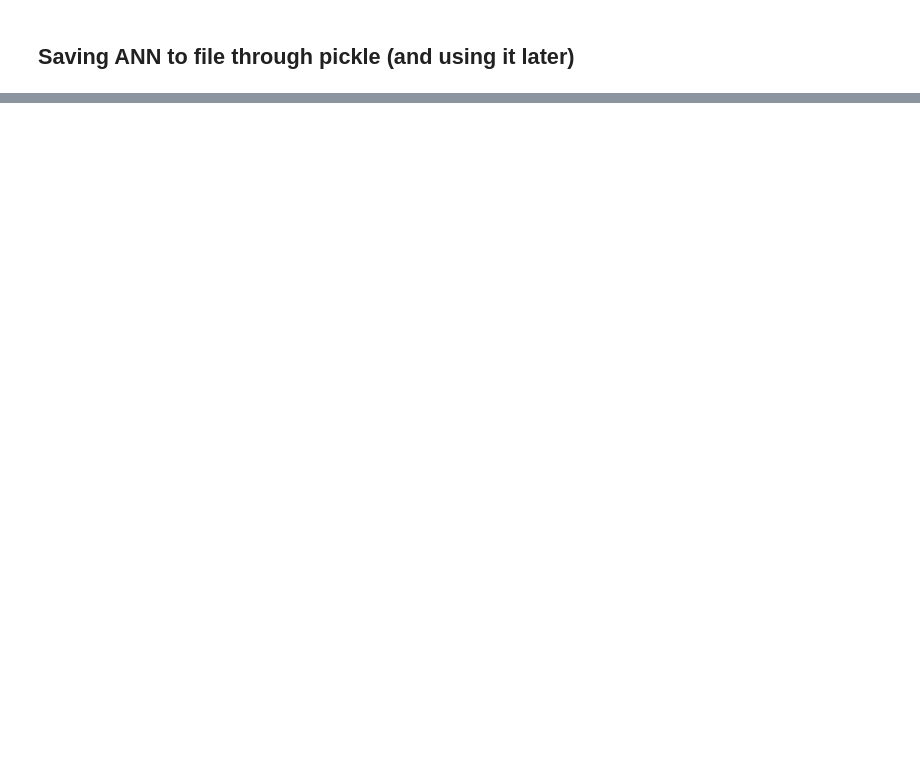
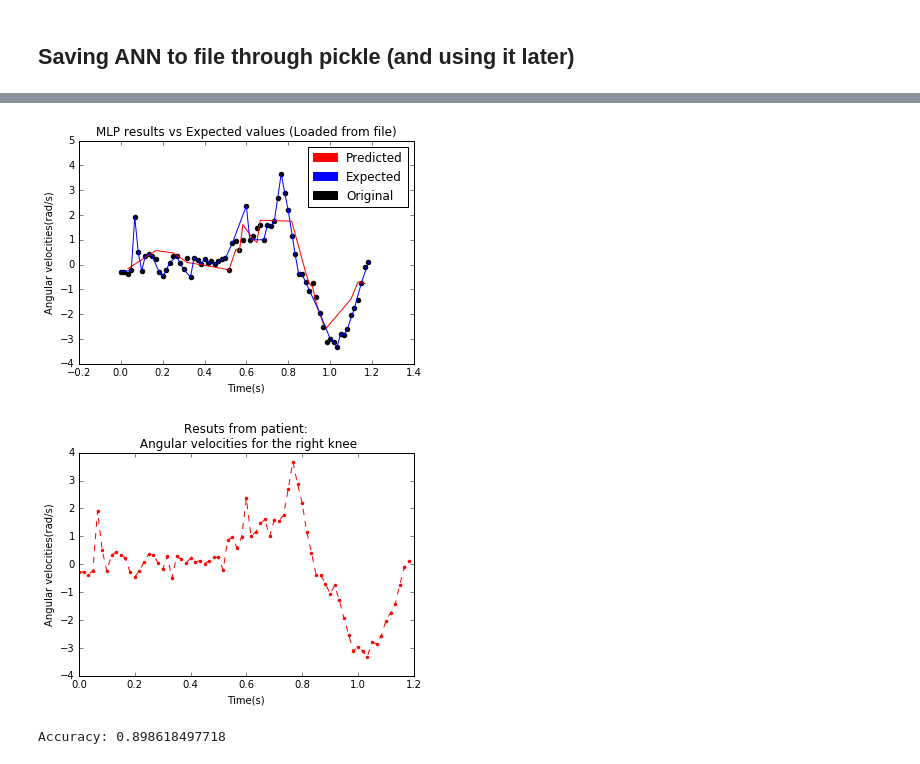
Before and after one commit to ithallojunior/NN_compare, a Jupyter notebook: MLP_final_test/MLP_from_data.ipynb, the cells around one changed output, grey strips where cells are left out. Cells and saved outputs as stored; diff of their text form; code cells hidden in the pictures; blank space fills up the shorter version.

```diff
--- a/MLP_final_test/MLP_from_data.ipynb
+++ b/MLP_final_test/MLP_from_data.ipynb
@@ -162,0 +137,38 @@ Just the accuracy: 0.848830106498
+# %%
+#print from previously saved data
+%matplotlib inline
+
+results = saved_ann.predict(test_sorted[:, 1:-1])
+
+
+plt.plot(test_sorted[:, 0], results, c='r') # ( sorted time, results)
+plt.plot(train_sorted[:, 0], train_sorted[:,1], c='b' ) #expected
+plt.scatter(time_stamp, y, c='k')
+
+plt.xlabel("Time(s)")
+plt.ylabel("Angular velocities(rad/s)")
+
+red_patch = mpatches.Patch(color='red', label='Predicted')
+blue_patch = mpatches.Patch(color='blue', label ='Expected')
+black_patch = mpatches.Patch(color='black', label ='Original')
+plt.legend(handles=[red_patch, blue_patch, black_patch])
+plt.title("MLP results vs Expected values (Loaded from file)")
+plt.show()
+
+
+
+
+plt.plot(time_stamp, y,'--.', c='r')
+plt.xlabel("Time(s)")
+plt.ylabel("Angular velocities(rad/s)")
+plt.title("Resuts from patient:\n"
+         " Angular velocities for the right knee")
+plt.show()
+
+
+print "Accuracy:", saved_ann.score(X_test_std, y_test)
+#print "Accuracy test 2", r2_score(test_sorted[:,-1], results)
+# %% [output]
+[figure, added]
+[figure, added]
+Accuracy: 0.898618497718
```
Also changed, not shown: parts of 15 cells of this notebook, 1 other file.
